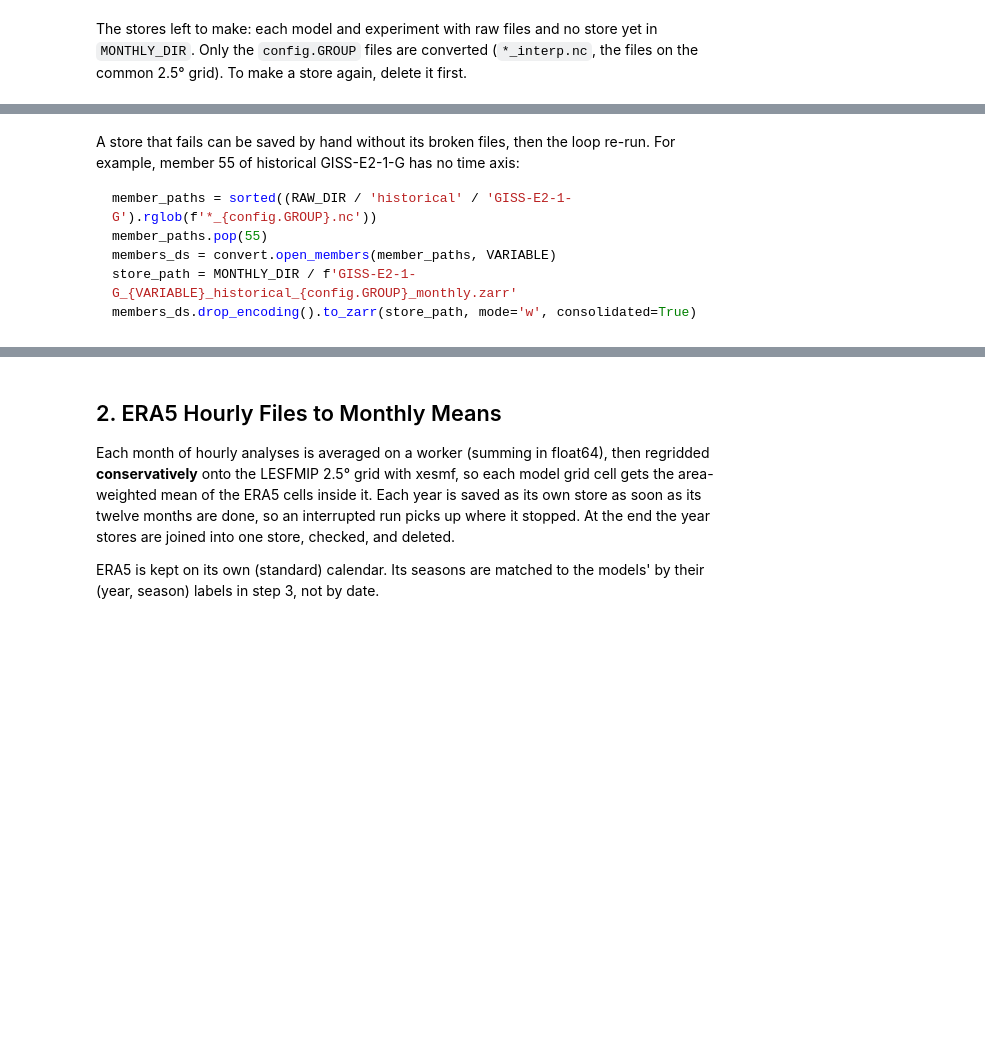
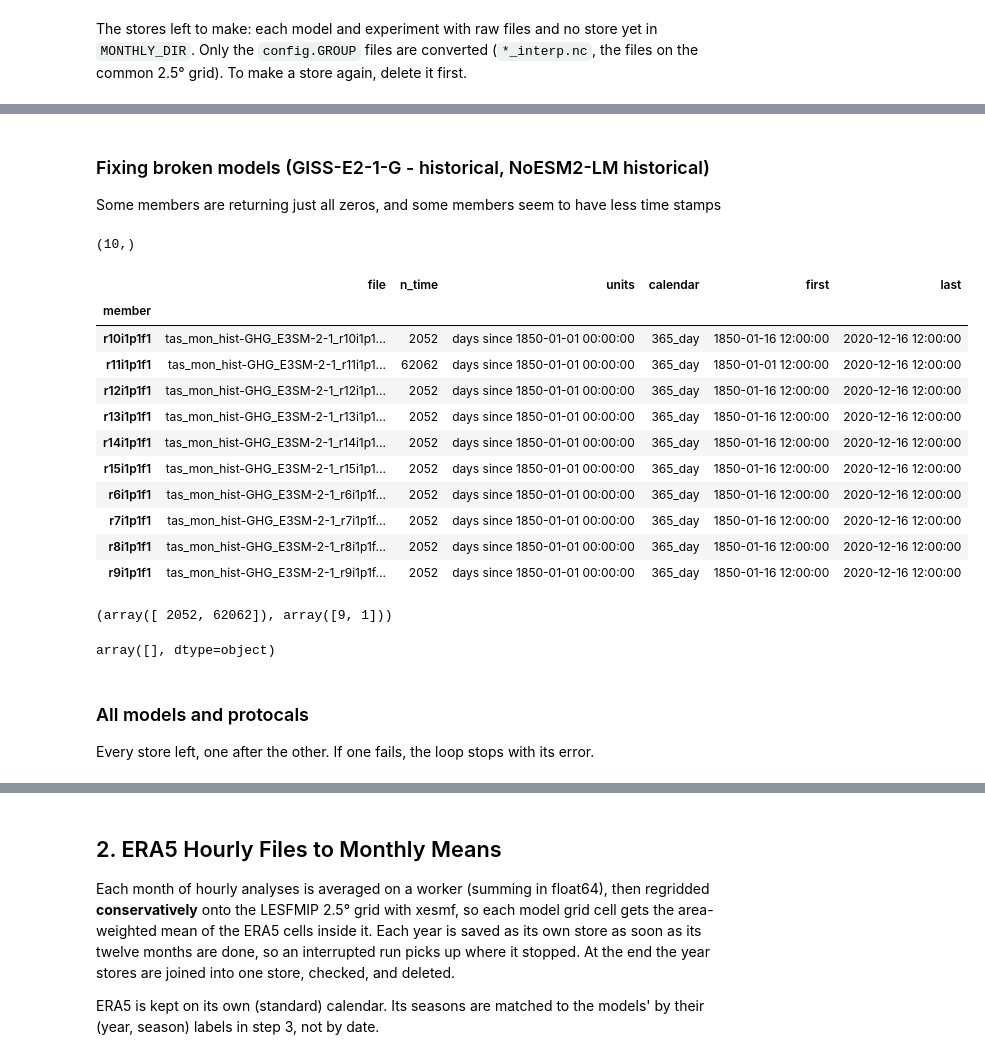
Before and after one commit to alexborowiak/ExtAnt-initial, a Jupyter notebook: notebooks/calc_01_process_data.ipynb, the cells around one changed output, grey strips where cells are left out. Drawn from its saved outputs; the diff is of its cells as text; code cells hidden in the pictures; blank space fills up the shorter version.

Commit message:
Re-run with fixed GISS issues and removed saving unused models

````diff
--- a/notebooks/calc_01_process_data.ipynb
+++ b/notebooks/calc_01_process_data.ipynb
@@ -193,10 +270,15 @@ for model, experiment in todo:
-# %% [markdown]
-A store that fails can be saved by hand without its broken files, then the loop re-run. For example, member 55 of historical GISS-E2-1-G has no time axis:
-
-```python
-member_paths = sorted((RAW_DIR / 'historical' / 'GISS-E2-1-G').rglob(f'*_{config.GROUP}.nc'))
-member_paths.pop(55)
-members_ds = convert.open_members(member_paths, VARIABLE)
-store_path = MONTHLY_DIR / f'GISS-E2-1-G_{VARIABLE}_historical_{config.GROUP}_monthly.zarr'
-members_ds.drop_encoding().to_zarr(store_path, mode='w', consolidated=True)
-```
+# %% [markdown]
+### Fixing broken models (GISS-E2-1-G - historical, NoESM2-LM historical)
+
+Some members are returning just all zeros, and some members seem to have less time stamps
+# %%
+# model, experiment = 'NorESM2-LM','historical'
+# model, experiment = 'ACCESS-ESM1-5', 'hist-GHG'
+# model, experiment = 'GISS-E2-1-G','historical'
+# model, experiment = 'CESM2', 'hist-GHG'
+model, experiment =  ('E3SM-2-1', 'hist-GHG')
+# %%
+member_paths = np.array(sorted((RAW_DIR / experiment / model).rglob(f'*_{config.GROUP}.nc')))
+member_paths.shape
+# %% [output]
+(10,)
@@ -202,0 +287,35 @@ members_ds.drop_encoding().to_zarr(store_path, mode='w', consolidated=True)
+# %%
+import cftime
+
+time_rows = []
+for path in member_paths:
+    with xr.open_dataset(path, decode_times=False) as ds:
+        time_da = ds['time']
+        first_last = cftime.num2date(time_da.values[[0, -1]], time_da.attrs['units'], time_da.attrs.get('calendar', 'standard'))
+        time_rows.append(dict(member=re.search(r"r\d+i\d+p\d+f\d+", str(path)).group(), file=path.name, n_time=ds.sizes['time'],
+                              units=time_da.attrs['units'], calendar=time_da.attrs.get('calendar'),
+                              first=first_last[0], last=first_last[1]))
+time_df = pd.DataFrame(time_rows).set_index('member')
+time_df
+# %% [output]
+|  | file | n_time | units | calendar | first | last |
+| member |  |  |  |  |  |  |
+| r10i1p1f1 | tas_mon_hist-GHG_E3SM-2-1_r10i1p1... | 2052 | days since 1850-01-01 00:00:00 | 365_day | 1850-01-16 12:00:00 | 2020-12-16 12:00:00 |
+| r11i1p1f1 | tas_mon_hist-GHG_E3SM-2-1_r11i1p1... | 62062 | days since 1850-01-01 00:00:00 | 365_day | 1850-01-01 12:00:00 | 2020-12-16 12:00:00 |
+| r12i1p1f1 | tas_mon_hist-GHG_E3SM-2-1_r12i1p1... | 2052 | days since 1850-01-01 00:00:00 | 365_day | 1850-01-16 12:00:00 | 2020-12-16 12:00:00 |
+| r13i1p1f1 | tas_mon_hist-GHG_E3SM-2-1_r13i1p1... | 2052 | days since 1850-01-01 00:00:00 | 365_day | 1850-01-16 12:00:00 | 2020-12-16 12:00:00 |
+| r14i1p1f1 | tas_mon_hist-GHG_E3SM-2-1_r14i1p1... | 2052 | days since 1850-01-01 00:00:00 | 365_day | 1850-01-16 12:00:00 | 2020-12-16 12:00:00 |
+| r15i1p1f1 | tas_mon_hist-GHG_E3SM-2-1_r15i1p1... | 2052 | days since 1850-01-01 00:00:00 | 365_day | 1850-01-16 12:00:00 | 2020-12-16 12:00:00 |
+| r6i1p1f1 | tas_mon_hist-GHG_E3SM-2-1_r6i1p1f... | 2052 | days since 1850-01-01 00:00:00 | 365_day | 1850-01-16 12:00:00 | 2020-12-16 12:00:00 |
+| r7i1p1f1 | tas_mon_hist-GHG_E3SM-2-1_r7i1p1f... | 2052 | days since 1850-01-01 00:00:00 | 365_day | 1850-01-16 12:00:00 | 2020-12-16 12:00:00 |
+| r8i1p1f1 | tas_mon_hist-GHG_E3SM-2-1_r8i1p1f... | 2052 | days since 1850-01-01 00:00:00 | 365_day | 1850-01-16 12:00:00 | 2020-12-16 12:00:00 |
+| r9i1p1f1 | tas_mon_hist-GHG_E3SM-2-1_r9i1p1f... | 2052 | days since 1850-01-01 00:00:00 | 365_day | 1850-01-16 12:00:00 | 2020-12-16 12:00:00 |
+# %%
+np.unique(time_df.n_time, return_counts=True)
+# %% [output]
+(array([ 2052, 62062]), array([9, 1]))
+# %%
+corrupted_members = time_df[time_df.n_time < 1980]
+corrupted_members.file.values
+# %% [output]
+array([], dtype=object)
@@ -202,0 +325,4 @@ members_ds.drop_encoding().to_zarr(store_path, mode='w', consolidated=True)
+# %% [markdown]
+### All models and protocals
+
+Every store left, one after the other. If one fails, the loop stops with its error.
````
Also changed, not shown: parts of 50 cells of this notebook, 5 other files.
